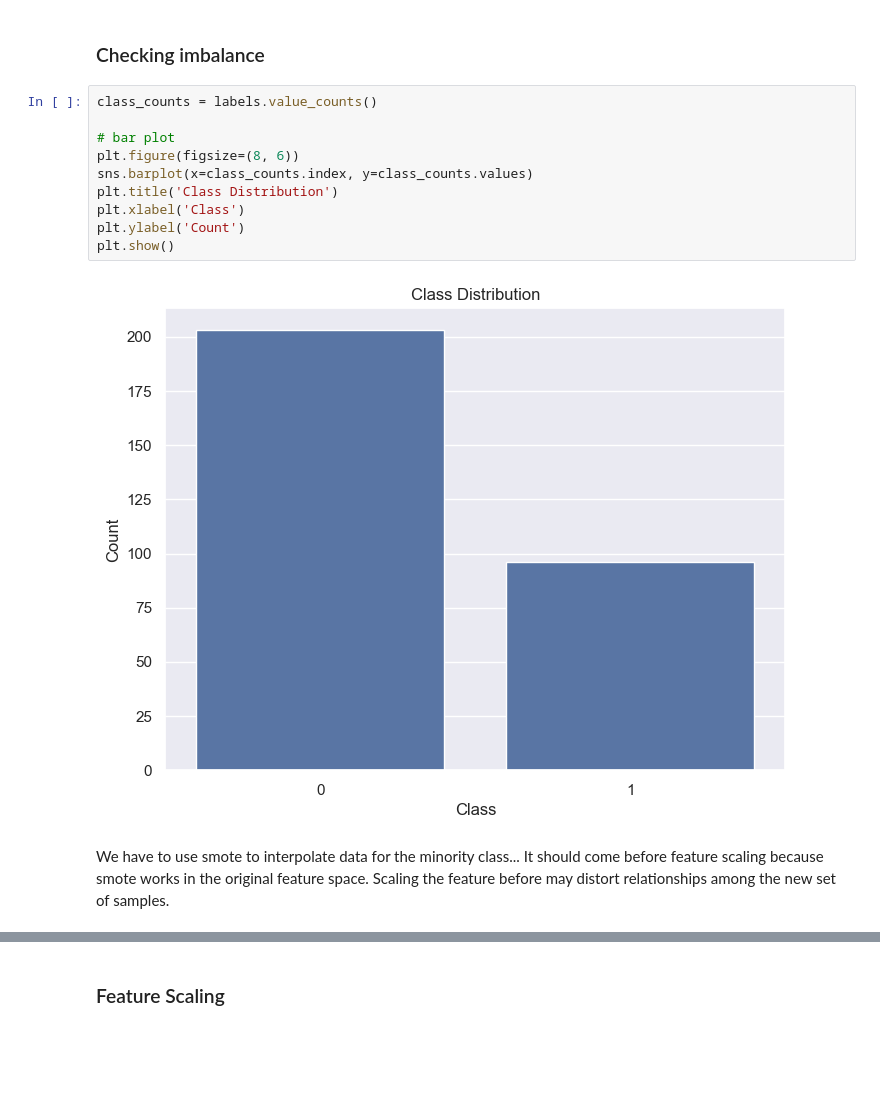
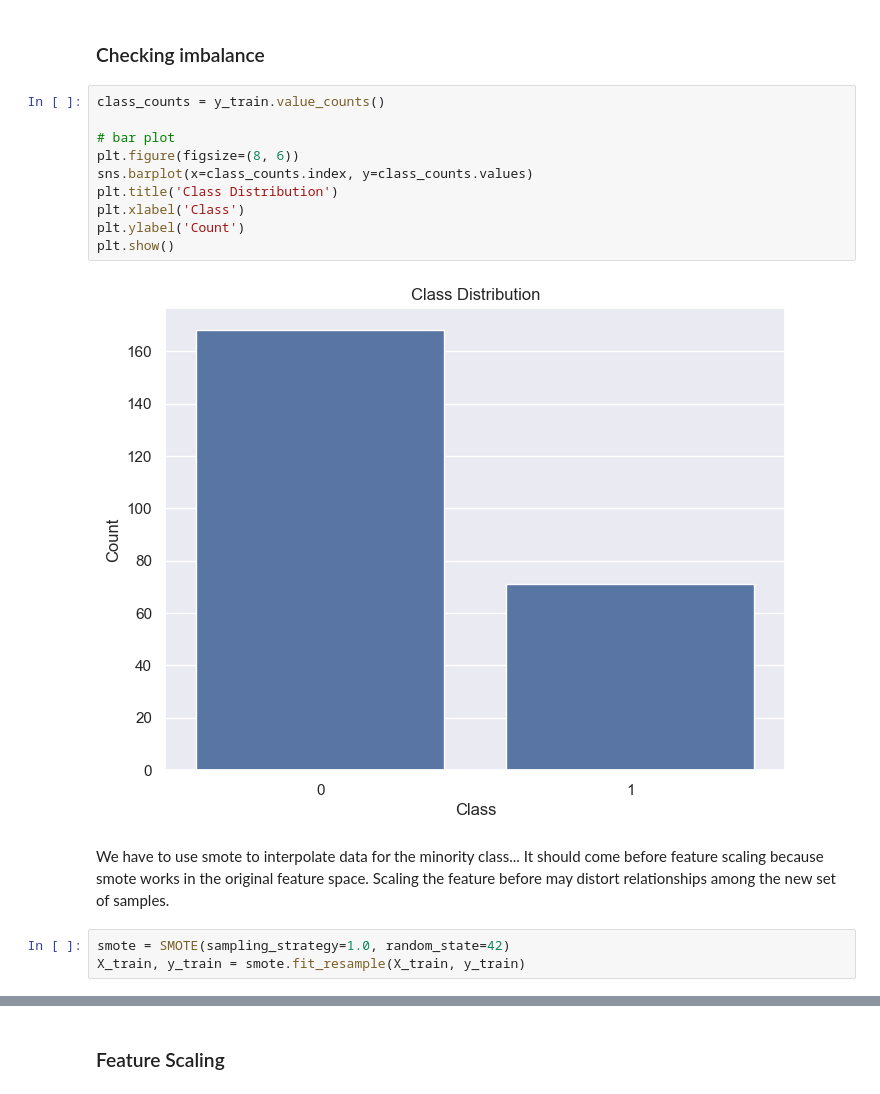
Before and after one commit to BlueJayVRStudio/DeepLearningFinal, a Jupyter notebook: DeepLearningProject.ipynb, the cells around one changed output, grey strips where cells are left out. Saved outputs shown, nothing was run; the diff lists cells and outputs as text; blank space fills up the shorter version.

```diff
--- a/DeepLearningProject.ipynb
+++ b/DeepLearningProject.ipynb
@@ -286,16 +286,19 @@ None
 # %% [markdown]
 ### Checking imbalance
 # %%
-class_counts = labels.value_counts()
+class_counts = y_train.value_counts()
 
 # bar plot
 plt.figure(figsize=(8, 6))
 sns.barplot(x=class_counts.index, y=class_counts.values)
 plt.title('Class Distribution')
 plt.xlabel('Class')
 plt.ylabel('Count')
 plt.show()
 # %% [output]
-[figure, old version]
+[figure, new version]
 # %% [markdown]
 We have to use smote to interpolate data for the minority class... It should come before feature scaling because smote works in the original feature space. Scaling the feature before may distort relationships among the new set of samples.
+# %%
+smote = SMOTE(sampling_strategy=1.0, random_state=42)
+X_train, y_train = smote.fit_resample(X_train, y_train)
```
Also changed, not shown: parts of 5 cells of this notebook.
